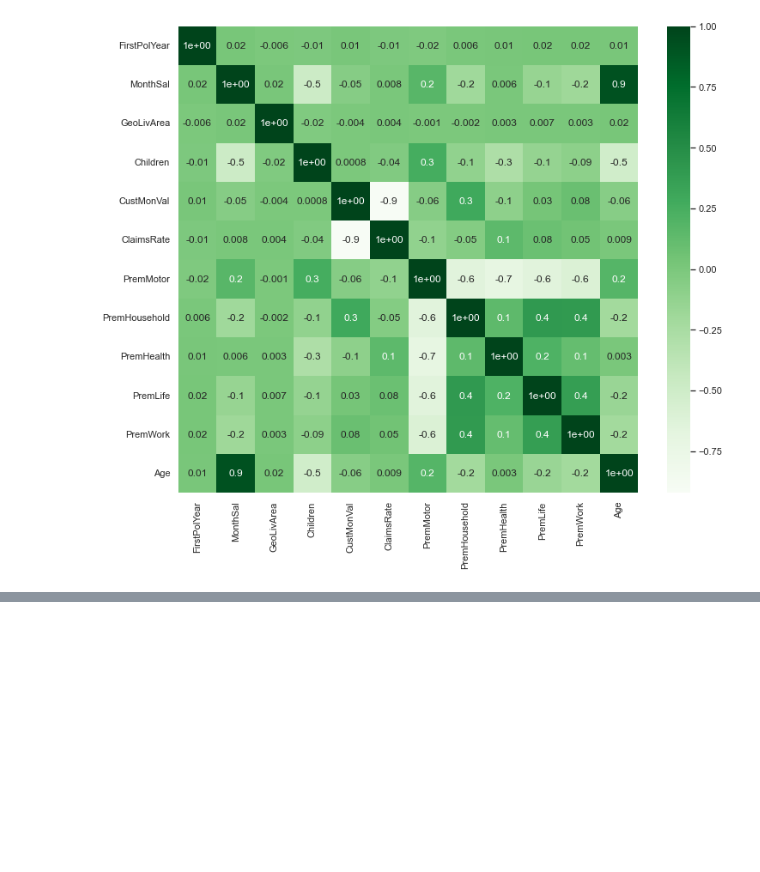
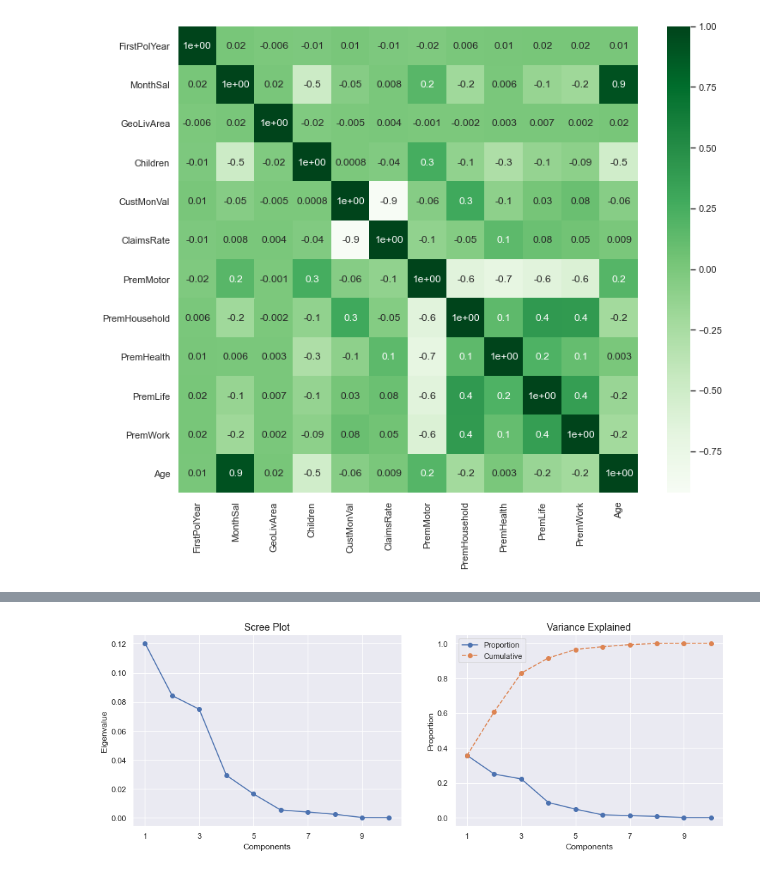
Before and after one commit to henrymmarques/DMProject, a Jupyter notebook: preprocess.ipynb, the cells around one changed output, grey strips where cells are left out. Drawn from its saved outputs; the diff is of its cells as text; code cells hidden in the pictures; blank space fills up the shorter version.

Commit message:
normalizar, ohc e pca

```diff
--- a/preprocess.ipynb
+++ b/preprocess.ipynb
@@ -298,0 +313,6 @@ sns.scatterplot(x='PremMotor', y='Age', data=df)
+# %%
+#NORMALIZAR
+scaler = MinMaxScaler()
+scaled_features = scaler.fit_transform(df[metric_features])
+df[metric_features] = scaled_features
+df.describe().T
@@ -298,0 +377,4 @@ sns.scatterplot(x='PremMotor', y='Age', data=df)
+# %%
+df_scaled=df.merge(ohc_df, on = 'CustID')
+df_scaled.drop(['Children', 'EducDeg', 'GeoLivArea'],axis=1, inplace=True)
+df_scaled
@@ -298,0 +396,8 @@ sns.scatterplot(x='PremMotor', y='Age', data=df)
+# %%
+##PCA
+df_pca = df_scaled.copy()
+
+# Use PCA to reduce dimensionality of data
+pca = PCA()
+pca_feat = pca.fit_transform(df_pca[metric_features])
+pca_feat  # What is this output?
@@ -298,0 +438,24 @@ sns.scatterplot(x='PremMotor', y='Age', data=df)
+# %%
+fig, (ax1, ax2) = plt.subplots(1, 2, figsize=(15, 5))
+
+# draw plots
+ax1.plot(pca.explained_variance_, marker=".", markersize=12)
+ax2.plot(pca.explained_variance_ratio_, marker=".", markersize=12, label="Proportion")
+ax2.plot(np.cumsum(pca.explained_variance_ratio_), marker=".", markersize=12, linestyle="--", label="Cumulative")
+
+# customizations
+ax2.legend()
+ax1.set_title("Scree Plot", fontsize=14)
+ax2.set_title("Variance Explained", fontsize=14)
+ax1.set_ylabel("Eigenvalue")
+ax2.set_ylabel("Proportion")
+ax1.set_xlabel("Components")
+ax2.set_xlabel("Components")
+ax1.set_xticks(range(0, pca.n_components_, 2))
+ax1.set_xticklabels(range(1, pca.n_components_ + 1, 2))
+ax2.set_xticks(range(0, pca.n_components_, 2))
+ax2.set_xticklabels(range(1, pca.n_components_ + 1, 2))
+
+plt.show()
+# %% [output]
+[figure, added]
```
Also changed, not shown: parts of 19 cells of this notebook.
